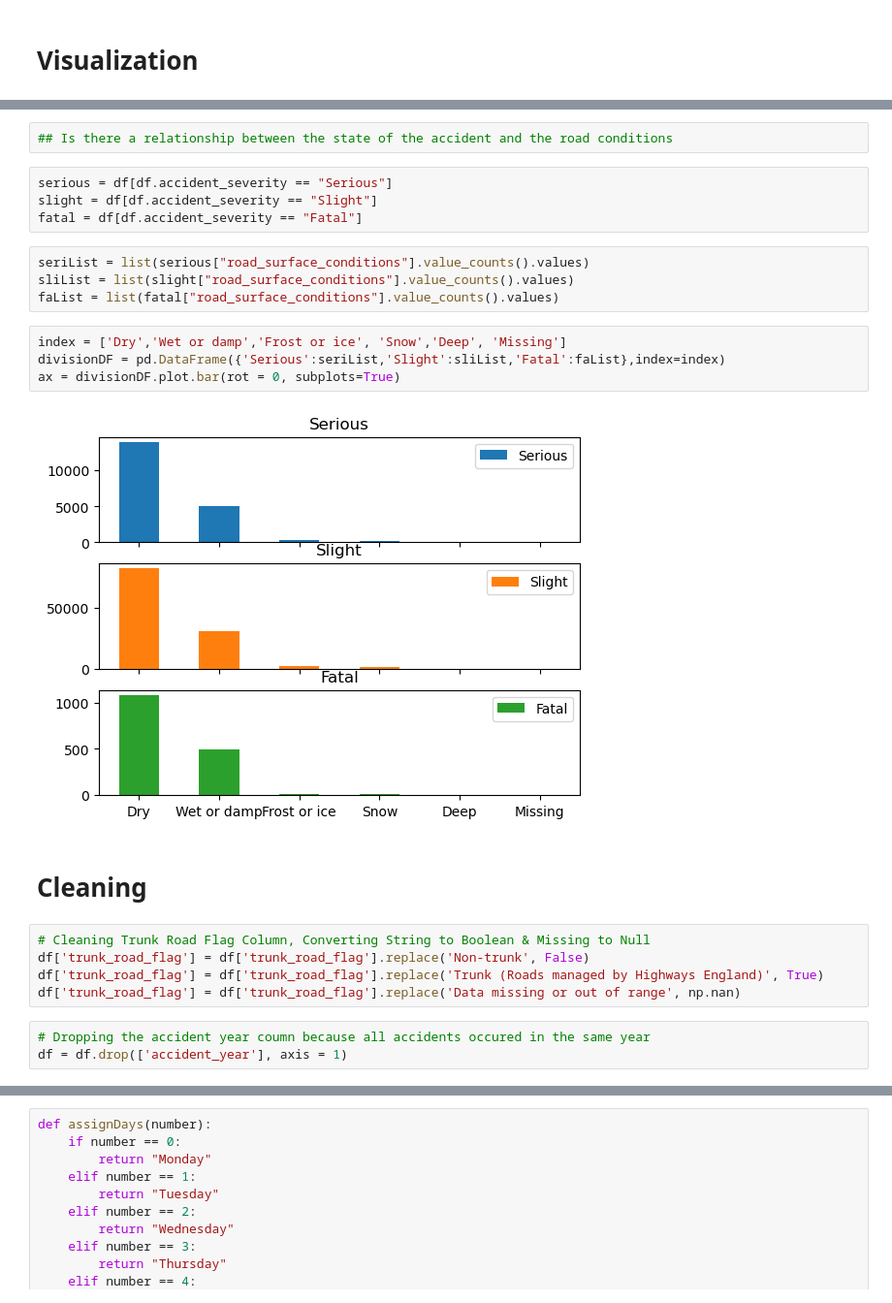
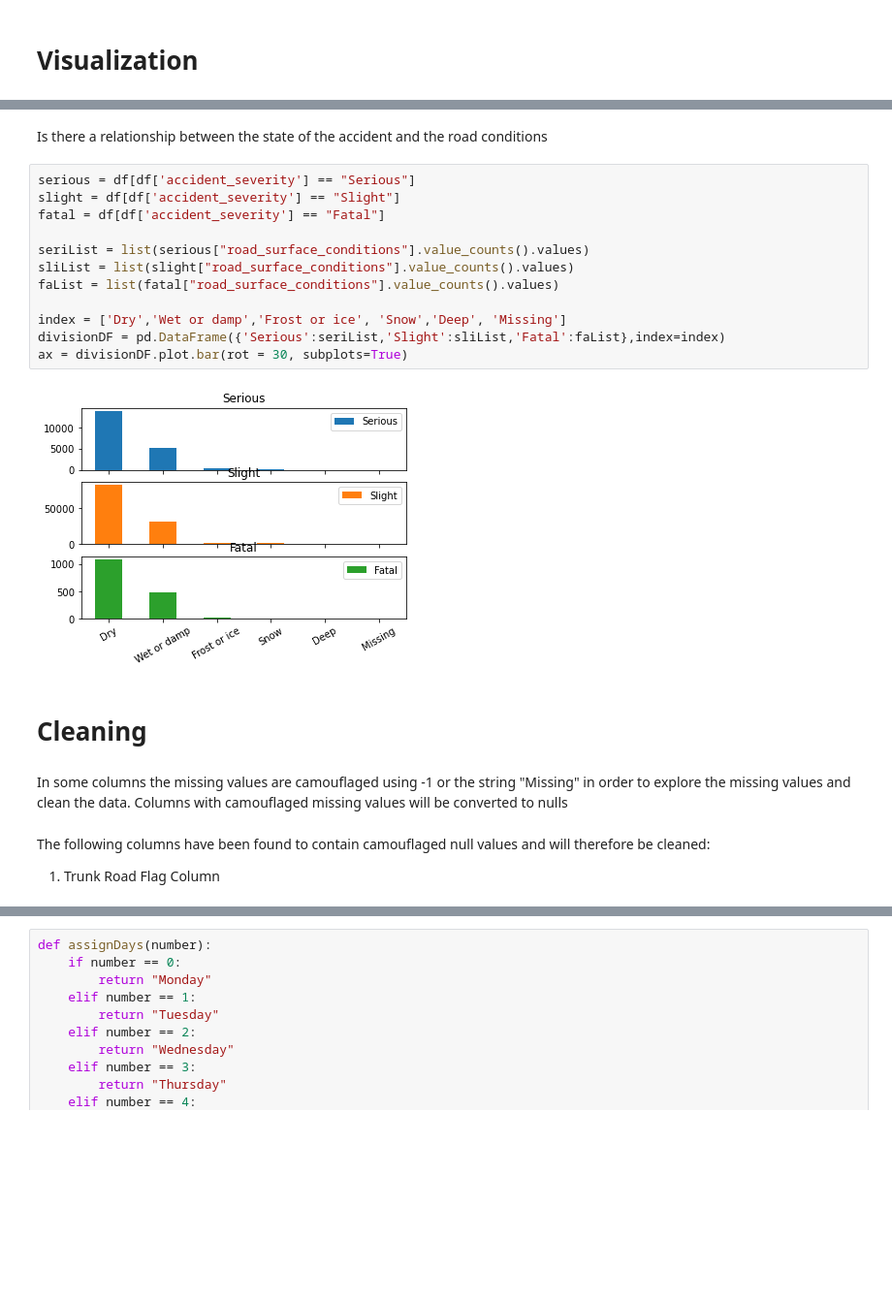
Before and after one commit to allaaamr/DataEngineering, a Jupyter notebook: main.ipynb, the cells around one changed output, grey strips where cells are left out. Shown at 97% size. Cells and saved outputs as stored; diff of their text form; blank space fills up the shorter version.

```diff
--- a/main.ipynb
+++ b/main.ipynb
@@ -62,26 +61,23 @@ plt.show()
-# %%
-## Is there a relationship between the state of the accident and the road conditions
-# %%
-serious = df[df.accident_severity == "Serious"]
-slight = df[df.accident_severity == "Slight"]
-fatal = df[df.accident_severity == "Fatal"]
-# %%
-seriList = list(serious["road_surface_conditions"].value_counts().values)
-sliList = list(slight["road_surface_conditions"].value_counts().values)
-faList = list(fatal["road_surface_conditions"].value_counts().values)
+# %% [markdown]
+Is there a relationship between the state of the accident and the road conditions
 # %%
+serious = df[df['accident_severity'] == "Serious"]
+slight = df[df['accident_severity'] == "Slight"]
+fatal = df[df['accident_severity'] == "Fatal"]
+
+seriList = list(serious["road_surface_conditions"].value_counts().values)
+sliList = list(slight["road_surface_conditions"].value_counts().values)
+faList = list(fatal["road_surface_conditions"].value_counts().values)
+
 index = ['Dry','Wet or damp','Frost or ice', 'Snow','Deep', 'Missing']
 divisionDF = pd.DataFrame({'Serious':seriList,'Slight':sliList,'Fatal':faList},index=index)
-ax = divisionDF.plot.bar(rot = 0, subplots=True)
+ax = divisionDF.plot.bar(rot = 30, subplots=True)
 # %% [output]
-[figure, old version]
+[figure, new version]
 # %% [markdown]
 # Cleaning
-# %%
-# Cleaning Trunk Road Flag Column, Converting String to Boolean & Missing to Null
-df['trunk_road_flag'] = df['trunk_road_flag'].replace('Non-trunk', False)
-df['trunk_road_flag'] = df['trunk_road_flag'].replace('Trunk (Roads managed by Highways England)', True)
-df['trunk_road_flag'] = df['trunk_road_flag'].replace('Data missing or out of range', np.nan)
-# %%
-# Dropping the accident year coumn because all accidents occured in the same year
-df = df.drop(['accident_year'], axis = 1)
+# %% [markdown]
+In some columns the missing values are camouflaged using -1 or the string "Missing" in order to explore the missing values and clean the data. Columns with camouflaged missing values will be converted to nulls
+# %% [markdown]
+The following columns have been found to contain camouflaged null values and will therefore be cleaned:
+1. Trunk Road Flag Column
```
Also changed, not shown: parts of 56 cells of this notebook.
